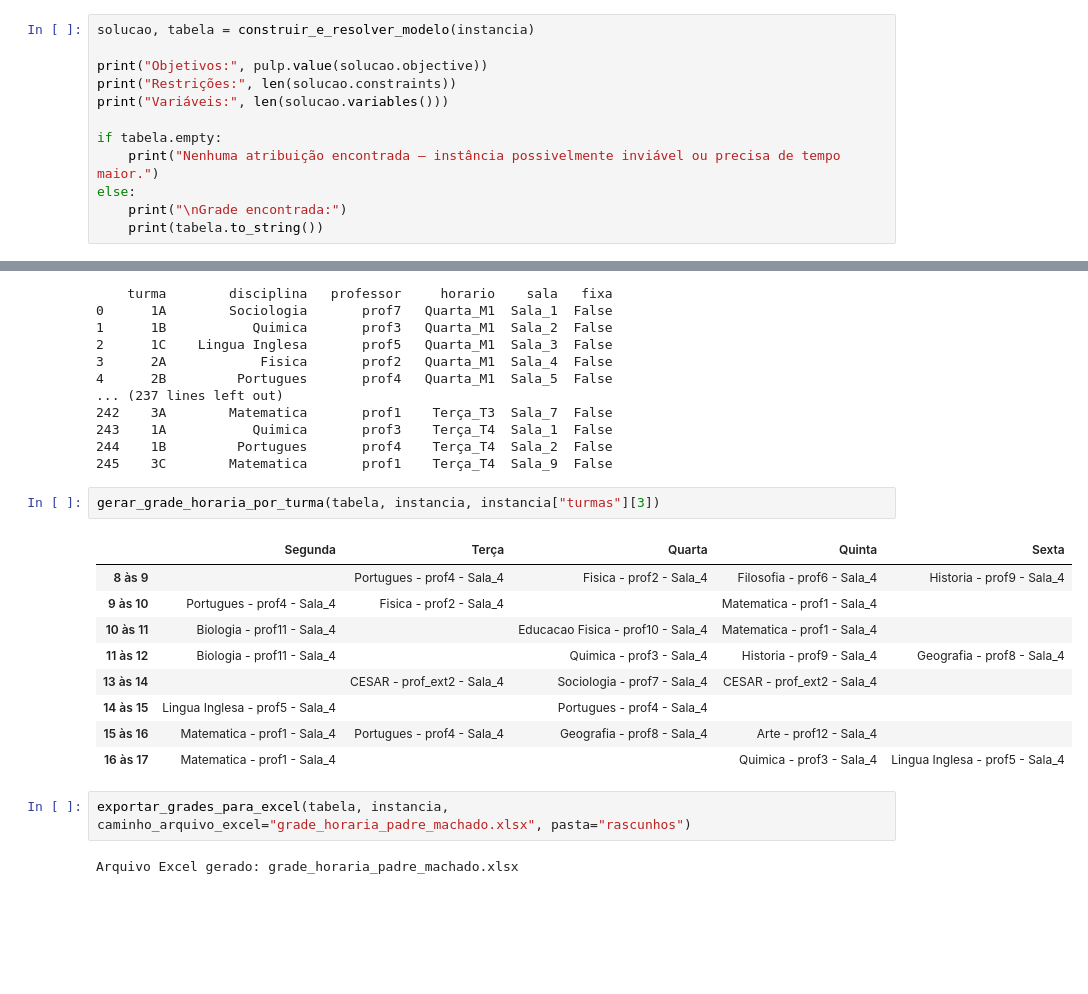
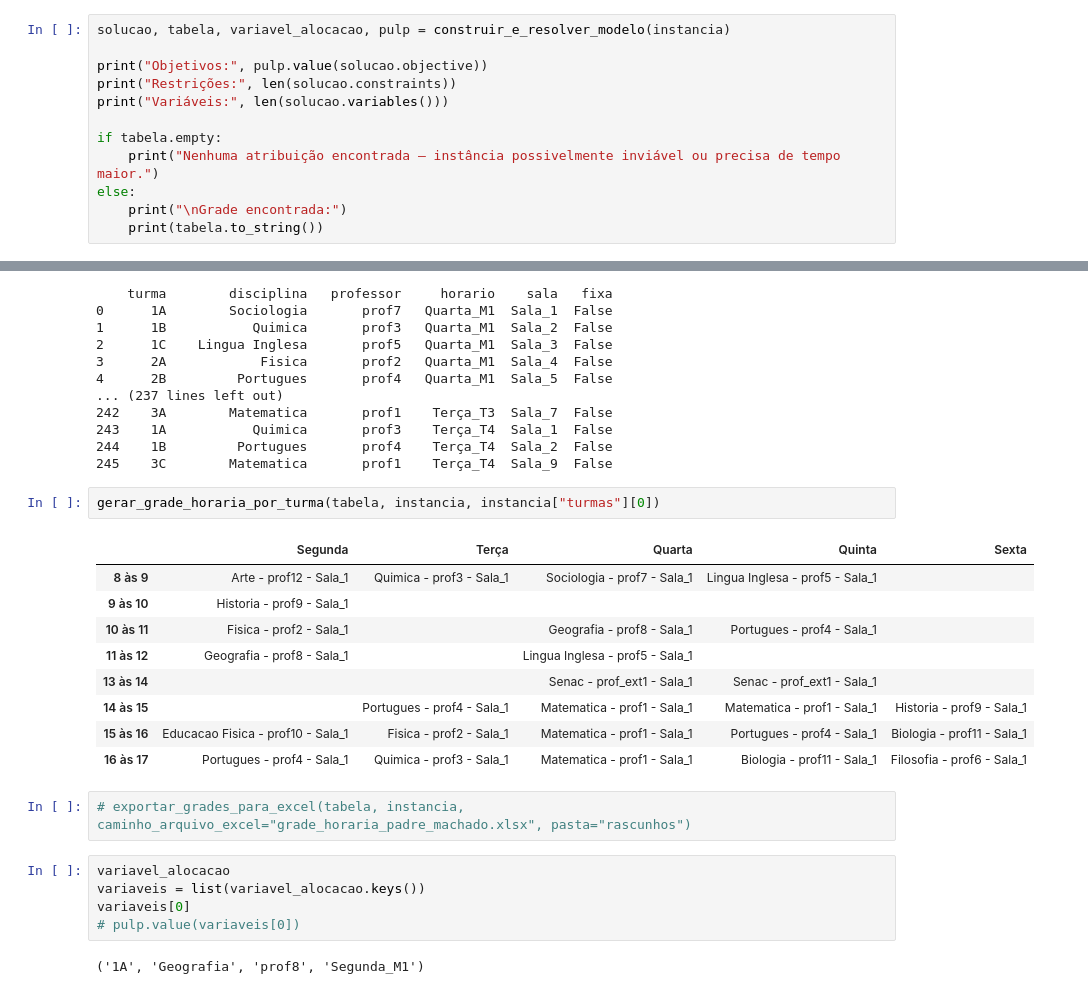
Before and after one commit to biguelito/TopicosOtimizaca, a Jupyter notebook: alocacao/alocacao_padre_machado.ipynb, the cells around one changed output, grey strips where cells are left out. Drawn from its saved outputs; the diff is of its cells as text; blank space fills up the shorter version.

```diff
--- a/alocacao/alocacao_padre_machado.ipynb
+++ b/alocacao/alocacao_padre_machado.ipynb
@@ -493,7 +491,7 @@ instancia
   ('2A', 'CESAR', 'prof_ext2', 'Quinta_T1'),
   ('2A', 'CESAR', 'prof_ext2', 'Terça_T1')}}
 # %%
-solucao, tabela = construir_e_resolver_modelo(instancia)
+solucao, tabela, variavel_alocacao, pulp = construir_e_resolver_modelo(instancia)
 
 print("Objetivos:", pulp.value(solucao.objective))
 print("Restrições:", len(solucao.constraints))
@@ -523,18 +521,23 @@ Grade encontrada:
 244    1B         Portugues       prof4    Terça_T4  Sala_2  False
 245    3C        Matematica       prof1    Terça_T4  Sala_9  False
 # %%
-gerar_grade_horaria_por_turma(tabela, instancia, instancia["turmas"][3])
+gerar_grade_horaria_por_turma(tabela, instancia, instancia["turmas"][0])
 # %% [output]
 |  | Segunda | Terça | Quarta | Quinta | Sexta |
-| 8 às 9 |  | Portugues - prof4 - Sala_4 | Fisica - prof2 - Sala_4 | Filosofia - prof6 - Sala_4 | Historia - prof9 - Sala_4 |
-| 9 às 10 | Portugues - prof4 - Sala_4 | Fisica - prof2 - Sala_4 |  | Matematica - prof1 - Sala_4 |  |
-| 10 às 11 | Biologia - prof11 - Sala_4 |  | Educacao Fisica - prof10 - Sala_4 | Matematica - prof1 - Sala_4 |  |
-| 11 às 12 | Biologia - prof11 - Sala_4 |  | Quimica - prof3 - Sala_4 | Historia - prof9 - Sala_4 | Geografia - prof8 - Sala_4 |
-| 13 às 14 |  | CESAR - prof_ext2 - Sala_4 | Sociologia - prof7 - Sala_4 | CESAR - prof_ext2 - Sala_4 |  |
-| 14 às 15 | Lingua Inglesa - prof5 - Sala_4 |  | Portugues - prof4 - Sala_4 |  |  |
-| 15 às 16 | Matematica - prof1 - Sala_4 | Portugues - prof4 - Sala_4 | Geografia - prof8 - Sala_4 | Arte - prof12 - Sala_4 |  |
-| 16 às 17 | Matematica - prof1 - Sala_4 |  |  | Quimica - prof3 - Sala_4 | Lingua Inglesa - prof5 - Sala_4 |
+| 8 às 9 | Arte - prof12 - Sala_1 | Quimica - prof3 - Sala_1 | Sociologia - prof7 - Sala_1 | Lingua Inglesa - prof5 - Sala_1 |  |
+| 9 às 10 | Historia - prof9 - Sala_1 |  |  |  |  |
+| 10 às 11 | Fisica - prof2 - Sala_1 |  | Geografia - prof8 - Sala_1 | Portugues - prof4 - Sala_1 |  |
+| 11 às 12 | Geografia - prof8 - Sala_1 |  | Lingua Inglesa - prof5 - Sala_1 |  |  |
+| 13 às 14 |  |  | Senac - prof_ext1 - Sala_1 | Senac - prof_ext1 - Sala_1 |  |
+| 14 às 15 |  | Portugues - prof4 - Sala_1 | Matematica - prof1 - Sala_1 | Matematica - prof1 - Sala_1 | Historia - prof9 - Sala_1 |
+| 15 às 16 | Educacao Fisica - prof10 - Sala_1 | Fisica - prof2 - Sala_1 | Matematica - prof1 - Sala_1 | Portugues - prof4 - Sala_1 | Biologia - prof11 - Sala_1 |
+| 16 às 17 | Portugues - prof4 - Sala_1 | Quimica - prof3 - Sala_1 | Matematica - prof1 - Sala_1 | Biologia - prof11 - Sala_1 | Filosofia - prof6 - Sala_1 |
 # %%
-exportar_grades_para_excel(tabela, instancia, caminho_arquivo_excel="grade_horaria_padre_machado.xlsx", pasta="rascunhos")
+# exportar_grades_para_excel(tabela, instancia, caminho_arquivo_excel="grade_horaria_padre_machado.xlsx", pasta="rascunhos")
-# %% [output]
-Arquivo Excel gerado: grade_horaria_padre_machado.xlsx
+# %%
+variavel_alocacao
+variaveis = list(variavel_alocacao.keys())
+variaveis[0]
+# pulp.value(variaveis[0])
+# %% [output]
+('1A', 'Geografia', 'prof8', 'Segunda_M1')
```
Also changed, not shown: parts of 1 cell of this notebook.
